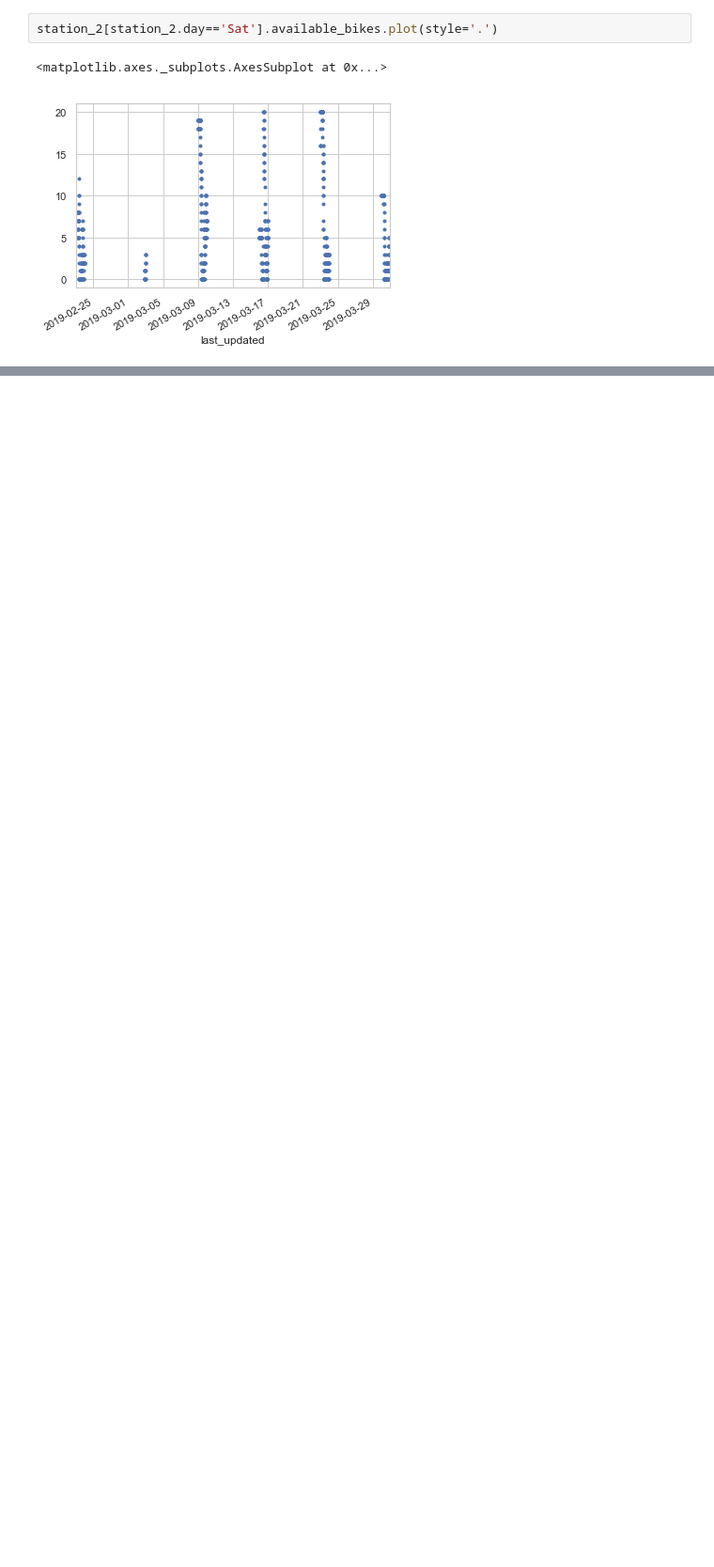
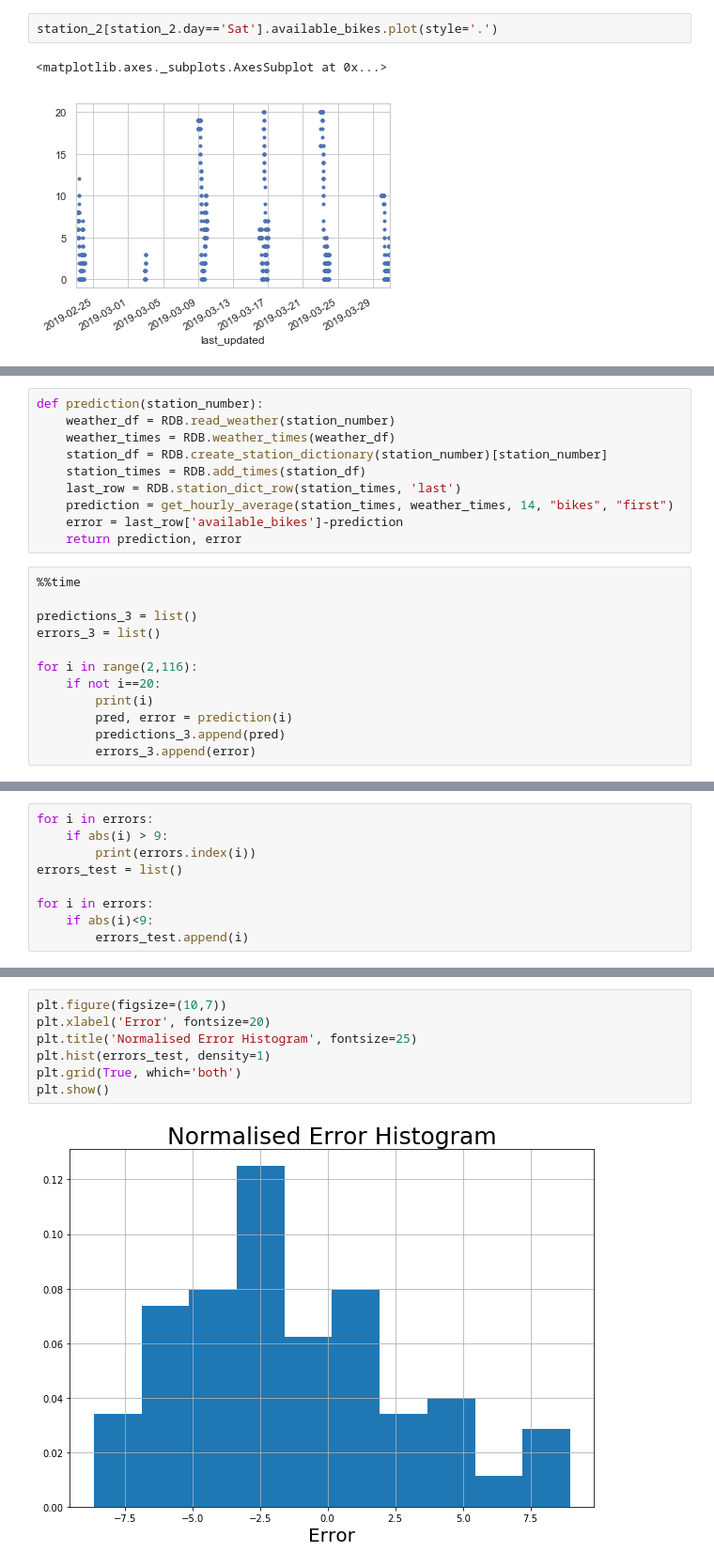
Before and after one commit to seprojectgroup19/main, a Jupyter notebook: Testing Notebook.ipynb, the cells around one changed output, grey strips where cells are left out. Shown at 94% size. Saved outputs shown, nothing was run; the diff lists cells and outputs as text; blank space fills up the shorter version.

```diff
--- a/Testing Notebook.ipynb
+++ b/Testing Notebook.ipynb
@@ -204,0 +177,22 @@ weather_times[1].strftime("%H")
+# %%
+def prediction(station_number):
+    weather_df = RDB.read_weather(station_number)
+    weather_times = RDB.weather_times(weather_df)
+    station_df = RDB.create_station_dictionary(station_number)[station_number]
+    station_times = RDB.add_times(station_df)
+    last_row = RDB.station_dict_row(station_times, 'last')
+    prediction = get_hourly_average(station_times, weather_times, 14, "bikes", "first")
+    error = last_row['available_bikes']-prediction
+    return prediction, error
+# %%
+%%time
+
+predictions_3 = list()
+errors_3 = list()
+
+for i in range(2,116):
+    if not i==20:
+        print(i)
+        pred, error = prediction(i)
+        predictions_3.append(pred)
+        errors_3.append(error)
@@ -204,0 +217,9 @@ weather_times[1].strftime("%H")
+# %%
+for i in errors:
+    if abs(i) > 9:
+        print(errors.index(i))
+errors_test = list()
+
+for i in errors:
+    if abs(i)<9:
+        errors_test.append(i)
@@ -204,0 +270,9 @@ weather_times[1].strftime("%H")
+# %%
+plt.figure(figsize=(10,7))
+plt.xlabel('Error', fontsize=20)
+plt.title('Normalised Error Histogram', fontsize=25)
+plt.hist(errors_test, density=1)
+plt.grid(True, which='both')
+plt.show()
+# %% [output]
+[figure, added]
```
Also changed, not shown: parts of 26 cells of this notebook, 3 other files.
